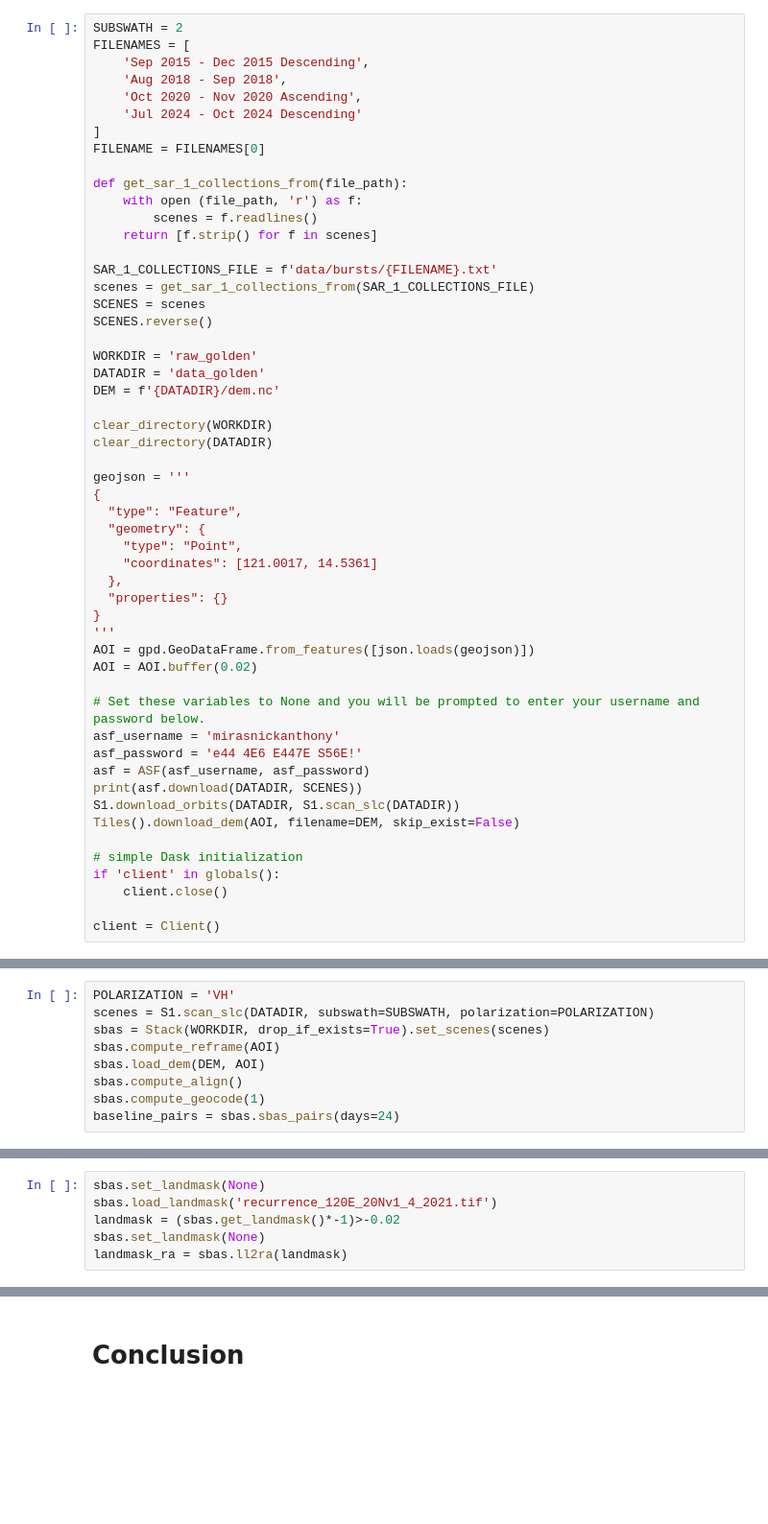
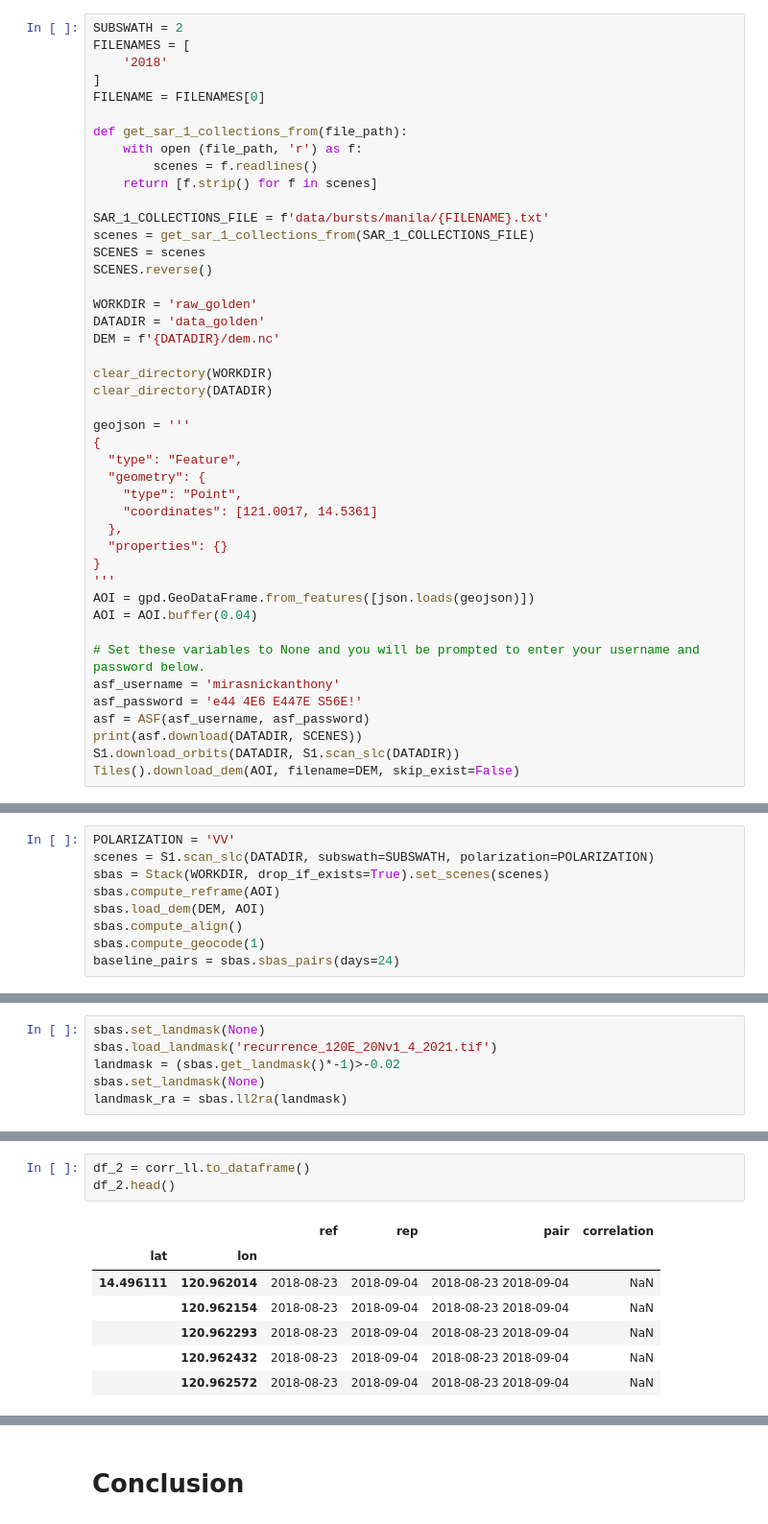
Before and after one commit to Nick-Miras/process-sar-data, a Jupyter notebook: preprocess_data.ipynb, the cells around one changed output, grey strips where cells are left out. Shown: that part at 96% size. Drawn from its saved outputs; the diff is of its cells as text; blank space fills up the shorter version.

```diff
--- a/preprocess_data.ipynb
+++ b/preprocess_data.ipynb
@@ -76,10 +99,7 @@ def clear_directory(directory):
 # %%
 SUBSWATH = 2
 FILENAMES = [
-    'Sep 2015 - Dec 2015 Descending',
-    'Aug 2018 - Sep 2018',
-    'Oct 2020 - Nov 2020 Ascending',
-    'Jul 2024 - Oct 2024 Descending'
+    '2018'
 ]
 FILENAME = FILENAMES[0]
 
@@ -88,7 +108,7 @@ def get_sar_1_collections_from(file_path):
         scenes = f.readlines()
     return [f.strip() for f in scenes]
 
-SAR_1_COLLECTIONS_FILE = f'data/bursts/{FILENAME}.txt'
+SAR_1_COLLECTIONS_FILE = f'data/bursts/manila/{FILENAME}.txt'
 scenes = get_sar_1_collections_from(SAR_1_COLLECTIONS_FILE)
 SCENES = scenes
 SCENES.reverse()
@@ -111,7 +131,7 @@ geojson = '''
 }
 '''
 AOI = gpd.GeoDataFrame.from_features([json.loads(geojson)])
-AOI = AOI.buffer(0.02)
+AOI = AOI.buffer(0.04)
 
 # Set these variables to None and you will be prompted to enter your username and password below.
 asf_username = 'mirasnickanthony'
@@ -120,12 +140,6 @@ asf = ASF(asf_username, asf_password)
 print(asf.download(DATADIR, SCENES))
 S1.download_orbits(DATADIR, S1.scan_slc(DATADIR))
 Tiles().download_dem(AOI, filename=DEM, skip_exist=False)
-
-# simple Dask initialization
-if 'client' in globals():
-    client.close()
-
-client = Client()
 # %% [output]
 ERROR: download attempt 1 failed for {
   "geometry": {
@@ -164,5 +178,5 @@ new dependencies: {('where-getitem-49ae11568f53bc2dcb514cc8bddba133', 0, 0, 0)}
 # %%
-POLARIZATION = 'VH'
+POLARIZATION = 'VV'
 scenes = S1.scan_slc(DATADIR, subswath=SUBSWATH, polarization=POLARIZATION)
 sbas = Stack(WORKDIR, drop_if_exists=True).set_scenes(scenes)
 sbas.compute_reframe(AOI)
@@ -222,0 +293,11 @@ corr_ll = sbas.ra2ll(corr_sbas)
+# %%
+df_2 = corr_ll.to_dataframe()
+df_2.head()
+# %% [output]
+|  |  | ref | rep | pair | correlation |
+| lat | lon |  |  |  |  |
+| 14.496111 | 120.962014 | 2018-08-23 | 2018-09-04 | 2018-08-23 2018-09-04 | NaN |
+|  | 120.962154 | 2018-08-23 | 2018-09-04 | 2018-08-23 2018-09-04 | NaN |
+|  | 120.962293 | 2018-08-23 | 2018-09-04 | 2018-08-23 2018-09-04 | NaN |
+|  | 120.962432 | 2018-08-23 | 2018-09-04 | 2018-08-23 2018-09-04 | NaN |
+|  | 120.962572 | 2018-08-23 | 2018-09-04 | 2018-08-23 2018-09-04 | NaN |
```
Also changed, not shown: parts of 20 cells of this notebook, 19 other files.
